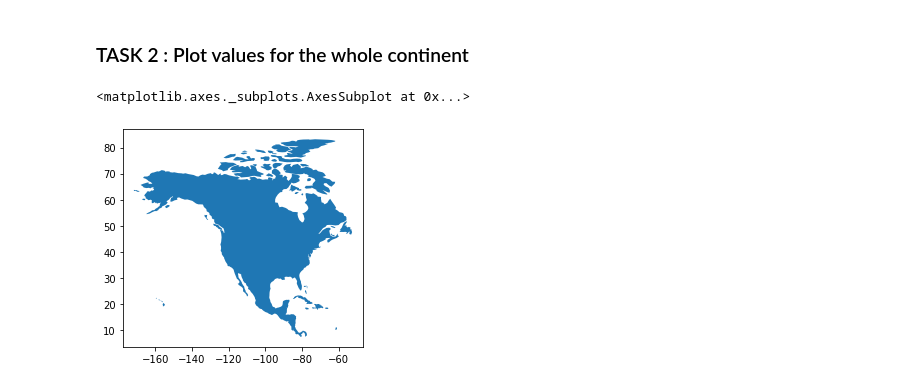
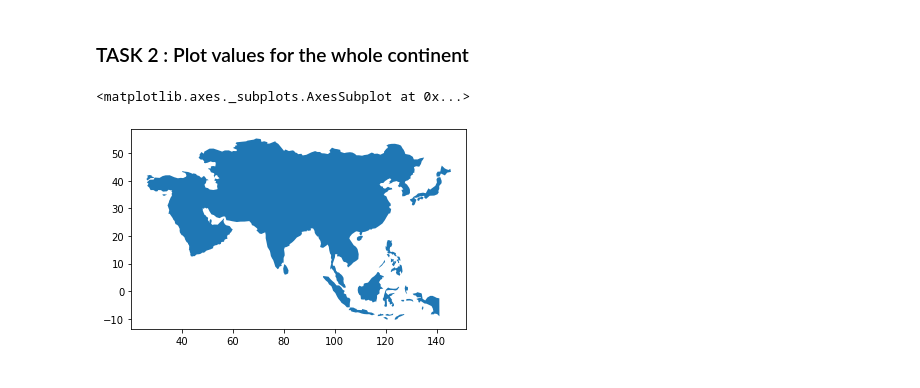
Before and after one commit to abhijeetknayak/Utilities, a Jupyter notebook: Data-Science/Country-Data/maternal-mortality-analysis.ipynb, the cells around one changed output. Drawn from its saved outputs; the diff is of its cells as text; code cells hidden in the pictures.

```diff
--- a/Data-Science/Country-Data/maternal-mortality-analysis.ipynb
+++ b/Data-Science/Country-Data/maternal-mortality-analysis.ipynb
@@ -128,7 +128,7 @@ embed_map(m, 'Maternal_mortality_interactive.html')
 # %%
 geom_data = gdf[['continent', 'geometry']]
 continents = geom_data.dissolve(by='continent')
-continents[continents.index == 'North America'].plot()
+continents[continents.index == 'Asia'].plot()
 # %% [output]
 <matplotlib.axes._subplots.AxesSubplot at 0x...>
-[figure, old version]
+[figure, new version]
```
Also changed, not shown: parts of 4 cells of this notebook.
